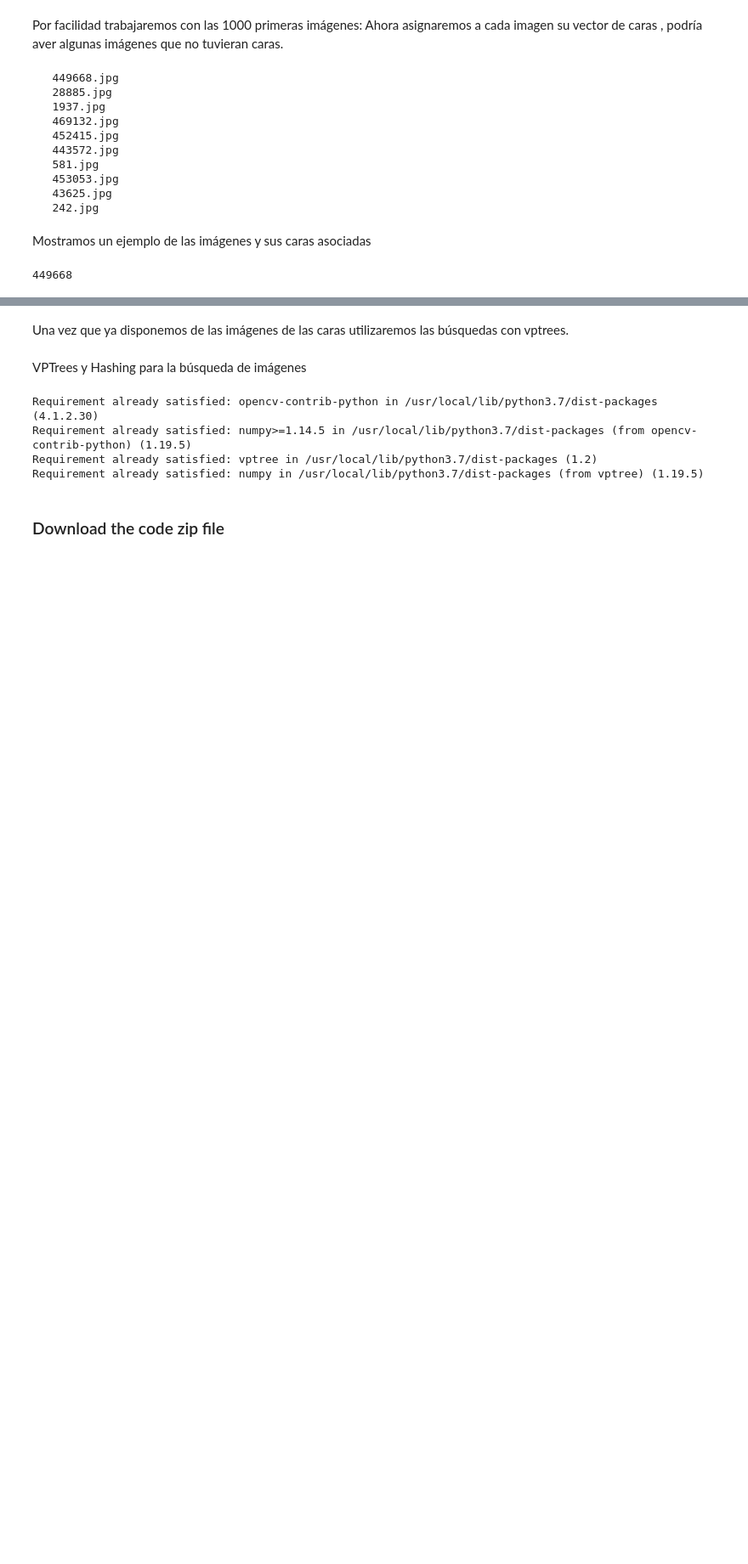
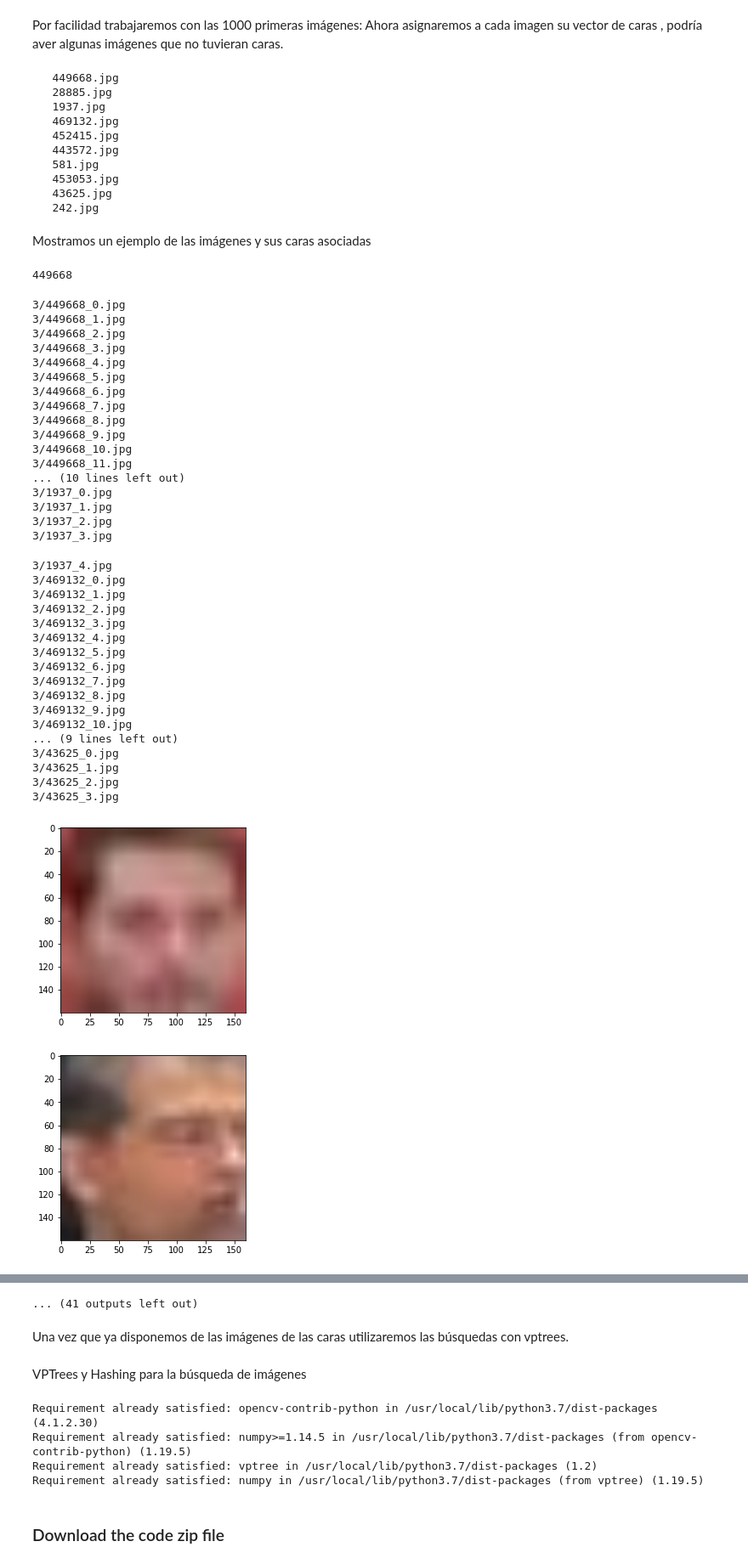
Before and after one commit to IA2021UR/trabajo-ia-en-la-comunidad-de-la-rioja-equipo-1, a Jupyter notebook: hashing_search_engine.ipynb, the cells around one changed output, grey strips where cells are left out. Shown at 85% size. Drawn from its saved outputs; the diff is of its cells as text; code cells hidden in the pictures; blank space fills up the shorter version.

```diff
--- a/hashing_search_engine.ipynb
+++ b/hashing_search_engine.ipynb
@@ -154,13 +154,51 @@ print(s[0:posicion])
 # %%
 for imagenConCara in listaCaras:
   # print(imagenConCara)
   b=listaCaras[imagenConCara]
   i=0
   for el in b:
-    # plt.figure()
-    # plt.imshow(el)
+    plt.figure()
+    plt.imshow(el)
     posicion=imagenConCara.index('.')
     nombre='3/'+imagenConCara[0:posicion]+'_'+str(i)+'.jpg'
-    # print(nombre)
+    print(nombre)
     i=i+1
+
     cv2.imwrite(nombre, el)
+# %% [output]
+3/449668_0.jpg
+3/449668_1.jpg
+3/449668_2.jpg
+3/449668_3.jpg
+3/449668_4.jpg
+3/449668_5.jpg
+3/449668_6.jpg
+3/449668_7.jpg
+3/449668_8.jpg
+3/449668_9.jpg
+3/449668_10.jpg
+3/449668_11.jpg
+... (10 lines left out)
+3/1937_0.jpg
+3/1937_1.jpg
+3/1937_2.jpg
+3/1937_3.jpg
+3/1937_4.jpg
+3/469132_0.jpg
+3/469132_1.jpg
+3/469132_2.jpg
+3/469132_3.jpg
+3/469132_4.jpg
+3/469132_5.jpg
+3/469132_6.jpg
+3/469132_7.jpg
+3/469132_8.jpg
+3/469132_9.jpg
+3/469132_10.jpg
+... (9 lines left out)
+3/43625_0.jpg
+3/43625_1.jpg
+3/43625_2.jpg
+3/43625_3.jpg
+[figure, added]
+[figure, added]
@@ -167,3 +213,4 @@ for imagenConCara in listaCaras:
+... (41 outputs left out)
 # %% [markdown]
 Una vez que ya disponemos de las imágenes de las caras utilizaremos las búsquedas con vptrees.
 # %% [markdown]
```
Also changed, not shown: parts of 1 cell of this notebook.
